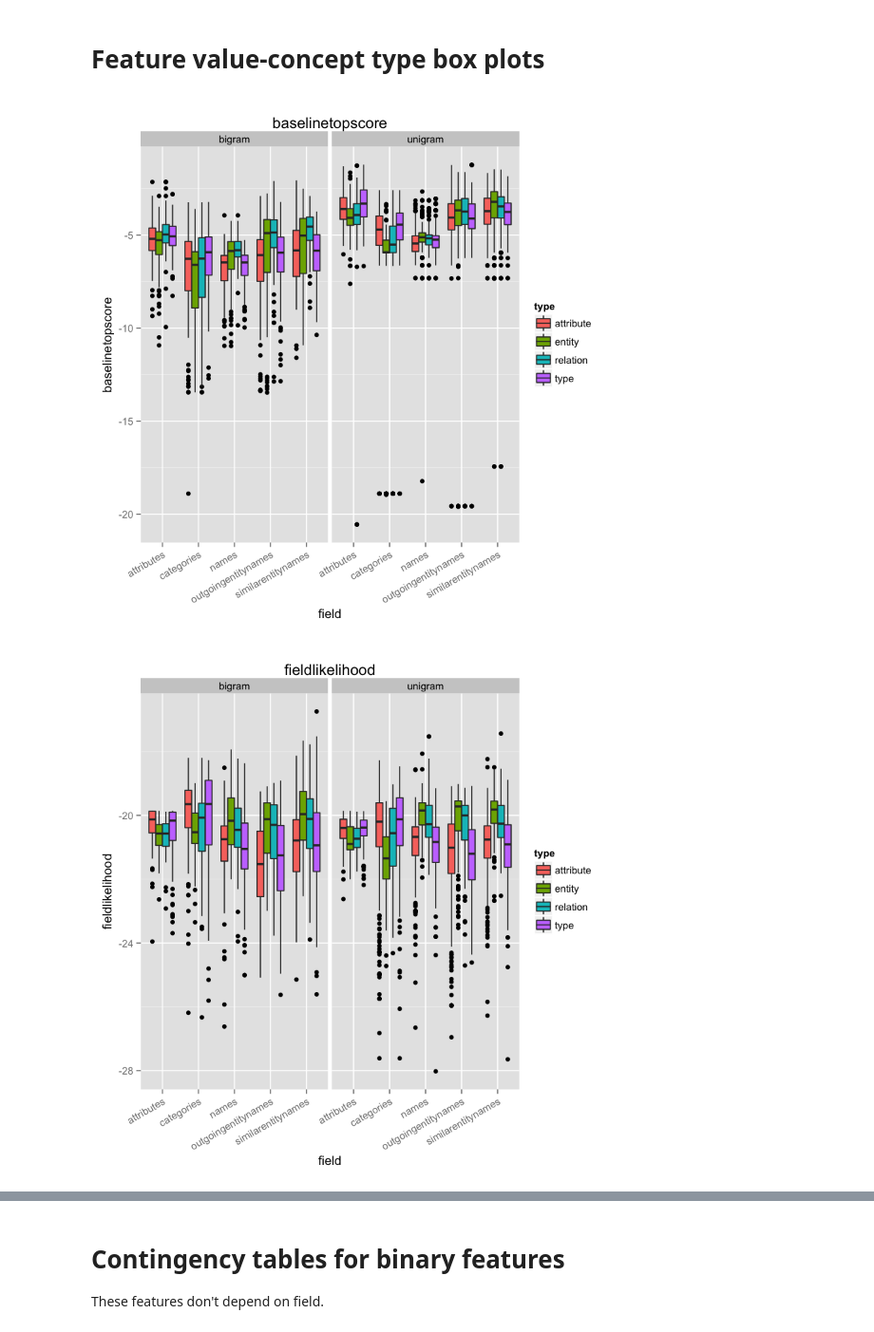
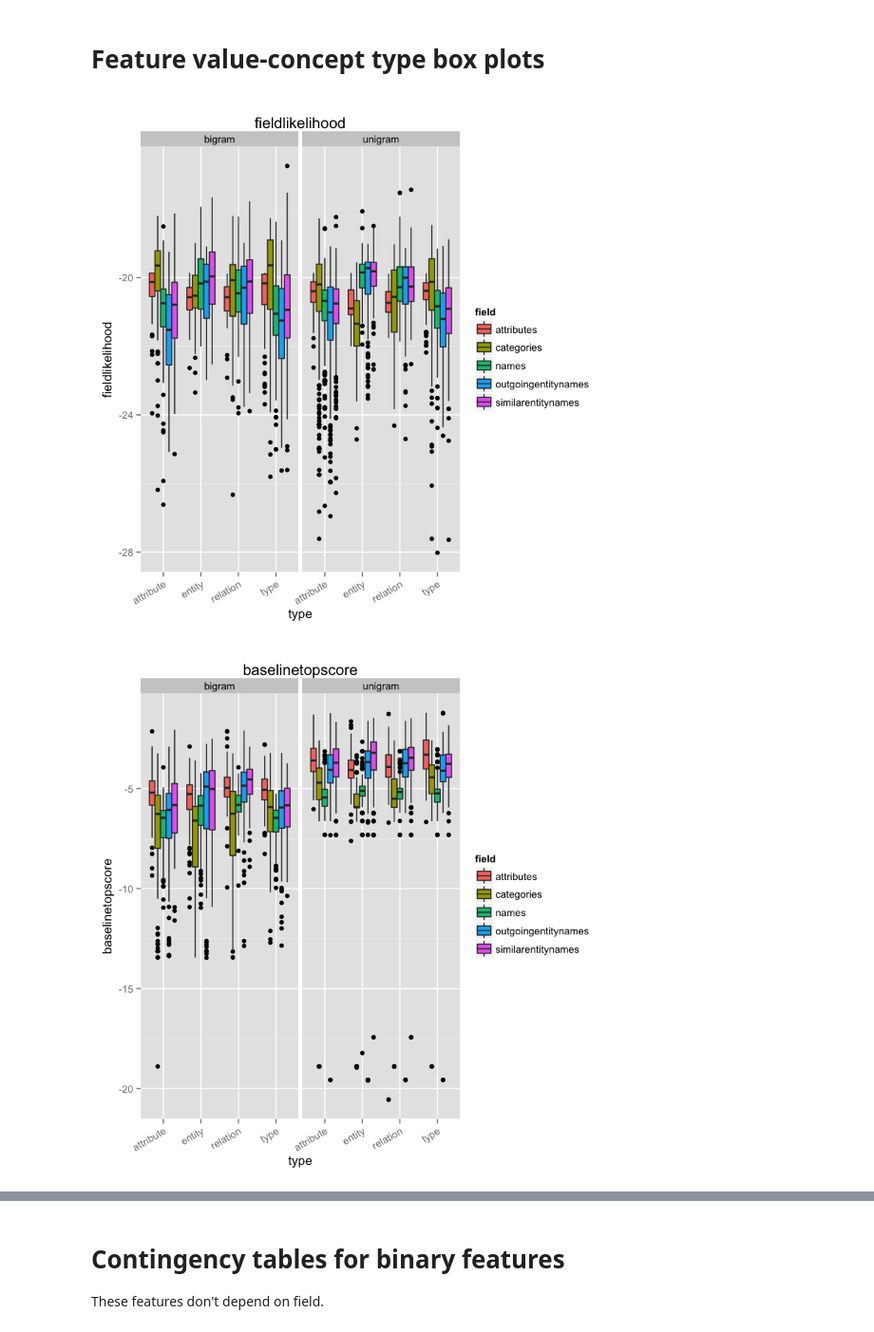
Before and after one commit to teanalab/pfsdm, a Jupyter notebook: reports/report-1.ipynb, the cells around one changed output, grey strips where cells are left out. Shown: that part at 95% size. Drawn from its saved outputs; the diff is of its cells as text; code cells hidden in the pictures.

Commit message:
Field CF for terms with different feature values

```diff
--- a/reports/report-1.ipynb
+++ b/reports/report-1.ipynb
@@ -6,22 +6,22 @@ options(jupyter.plot_mimetypes = 'image/png')
 # %%
 library(tidyr)
 library(dplyr)
 library(ggplot2)
 runtime.features <- read.table("..//output//features_values.tsv", header = TRUE, sep = "\t") # edu.wayne.pfsdm.auxiliary.FeatureValuesTable
 is.na(runtime.features) <- sapply(runtime.features, is.infinite)
 runtime.features <- unique(runtime.features)
 runtime.features.wide <- spread(runtime.features, featurename, featurevalue)
 concept.types <- read.table("..//data//sigir2013-dbpedia//concept-types.tsv", sep = "\t", quote = "", col.names = c("qid", "gram", "type", "text"))
 # concept.types$concept.id <- 1:(nrow(concept.types))
 # runtime.features.wide$concept.id <- rep(1:(nrow(runtime.features.wide)/5), each=5)
 merged <- merge(runtime.features.wide, concept.types, by = c("qid", "gram"))
 filtered <- filter(merged, type != "", type != "unsure", type != "none")
-features <- c("baselinetopscore", "fieldlikelihood", "bigramcfratio")
+features <- c("fieldlikelihood", "baselinetopscore", "bigramcfratio")
 for (feature in features) {
-  print(ggplot(na.omit(filtered[,c(feature, "field", "type", "ngramtype")]), aes_string(y = feature, x = "field", fill = "type")) +
+  print(ggplot(na.omit(filtered[,c(feature, "field", "type", "ngramtype")]), aes_string(y = feature, x = "type", fill = "field")) +
         geom_boxplot() + facet_wrap(~ngramtype) + theme(axis.text.x=element_text(angle=30,hjust=1)) +
         ggtitle(feature))
 }
 # %% [output]
-[figure, old version]
+[figure, new version]
-[figure, old version]
+[figure, new version]
```
Also changed, not shown: parts of 16 cells of this notebook, 3 other files.
